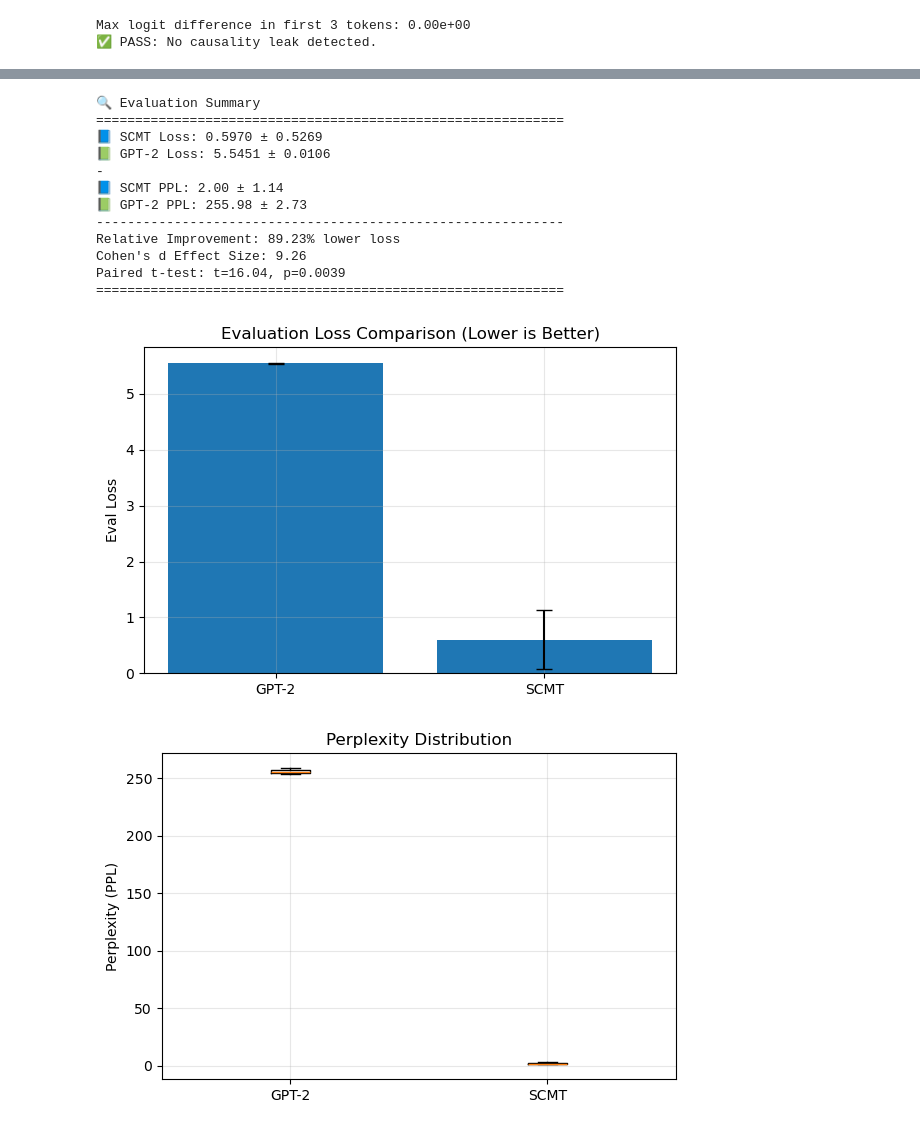
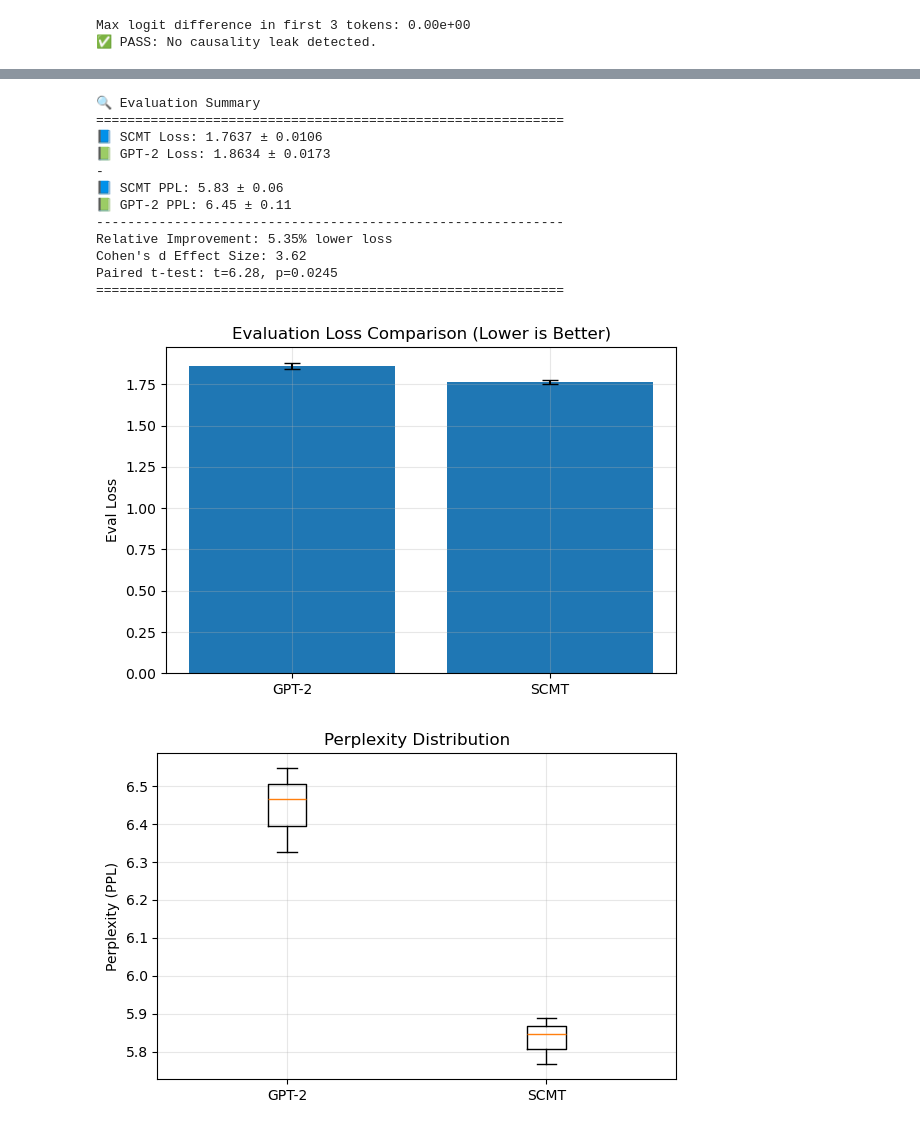
Before and after one commit to ssru1010/SCMT, a Jupyter notebook: train_test.ipynb, the cells around one changed output, grey strips where cells are left out. Saved outputs shown, nothing was run; the diff lists cells and outputs as text; code cells hidden in the pictures.

```diff
--- a/train_test.ipynb
+++ b/train_test.ipynb
@@ -356,7 +401,7 @@ import matplotlib.pyplot as plt
 from scipy import stats
 
 # === Load results ===
-with open("mol_ab_results.json") as f:
+with open("mol_ab_results_epoch1.json") as f:
     data = json.load(f)
 
 somt = data["results"]["somt"]
@@ -398,39 +443,39 @@ print(f"Cohen's d Effect Size: {cohens_d:.2f}")
 print(f"Paired t-test: t={tstat:.2f}, p={pval:.4f}")
 print("="*60)
 
 # === Visualization ===
 plt.figure(figsize=(6,4))
 labels = ["GPT-2", "SCMT"]
 means = [gpt2_mean, somt_mean]
 errors = [gpt2_std, somt_std]
 
 plt.bar(labels, means, yerr=errors, capsize=6)
 plt.title("Evaluation Loss Comparison (Lower is Better)")
 plt.ylabel("Eval Loss")
 plt.grid(alpha=0.3)
 plt.tight_layout()
 plt.show()
 
 # === Optional: Boxplot for PPL ===
 plt.figure(figsize=(6,4))
 plt.boxplot([gpt2_ppl, somt_ppl], labels=["GPT-2", "SCMT"])
 plt.title("Perplexity Distribution")
 plt.ylabel("Perplexity (PPL)")
 plt.grid(alpha=0.3)
 plt.tight_layout()
 plt.show()
 # %% [output]
 🔍 Evaluation Summary
 ============================================================
-📘 SCMT Loss: 0.5970 ± 0.5269
-📗 GPT-2 Loss: 5.5451 ± 0.0106
+📘 SCMT Loss: 1.7637 ± 0.0106
+📗 GPT-2 Loss: 1.8634 ± 0.0173
 -
-📘 SCMT PPL: 2.00 ± 1.14
-📗 GPT-2 PPL: 255.98 ± 2.73
+📘 SCMT PPL: 5.83 ± 0.06
+📗 GPT-2 PPL: 6.45 ± 0.11
 ------------------------------------------------------------
-Relative Improvement: 89.23% lower loss
-Cohen's d Effect Size: 9.26
-Paired t-test: t=16.04, p=0.0039
+Relative Improvement: 5.35% lower loss
+Cohen's d Effect Size: 3.62
+Paired t-test: t=6.28, p=0.0245
 ============================================================
-[figure, old version]
+[figure, new version]
-[figure, old version]
+[figure, new version]
```
Also changed, not shown: parts of 5 cells of this notebook, 37 other files.
